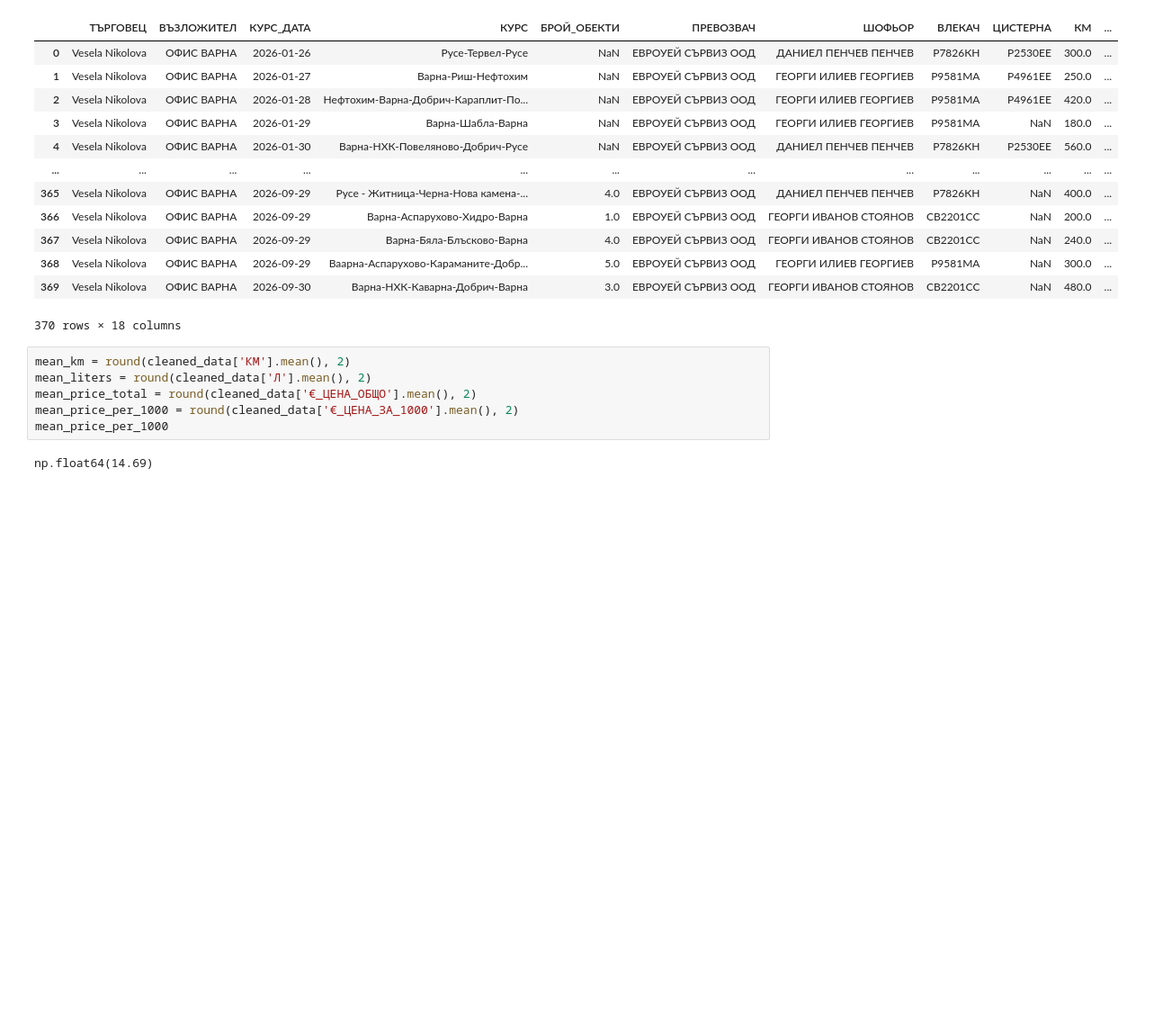
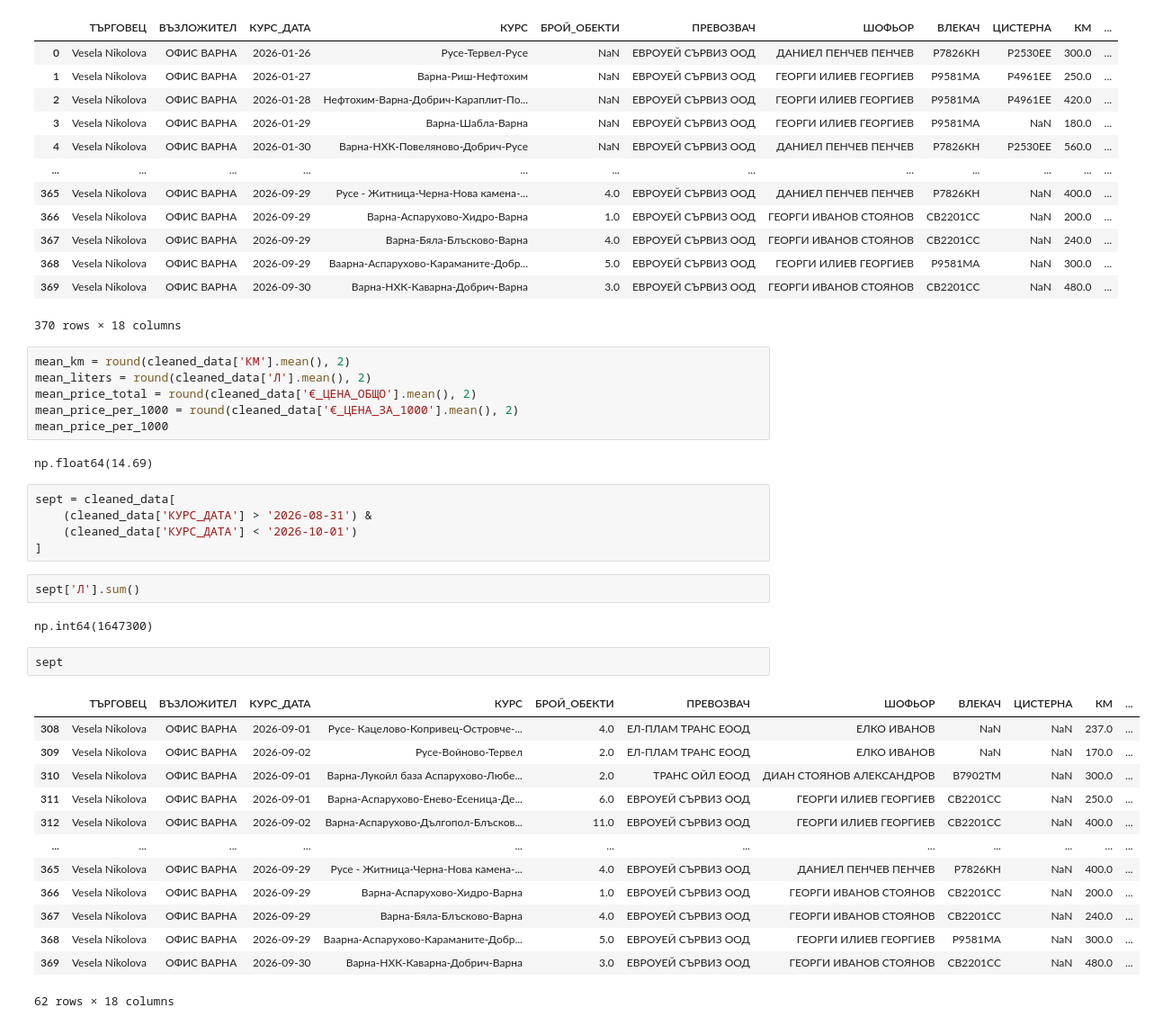
Before and after one commit to plamensve/eko_analysis, a Jupyter notebook: transport/transport_eda.ipynb, the cells around one changed output. Shown at 90% size. Cells and saved outputs as stored; diff of their text form; blank space fills up the shorter version.

```diff
--- a/transport/transport_eda.ipynb
+++ b/transport/transport_eda.ipynb
@@ -92,3 +93,28 @@ mean_price_per_1000 = round(cleaned_data['€_ЦЕНА_ЗА_1000'].mean(), 2)
 mean_price_per_1000
 # %% [output]
 np.float64(14.69)
+# %%
+sept = cleaned_data[
+    (cleaned_data['КУРС_ДАТА'] > '2026-08-31') &
+    (cleaned_data['КУРС_ДАТА'] < '2026-10-01')
+]
+# %%
+sept['Л'].sum()
+# %% [output]
+np.int64(1647300)
+# %%
+sept
+# %% [output]
+|  | ТЪРГОВЕЦ | ВЪЗЛОЖИТЕЛ | КУРС_ДАТА | КУРС | БРОЙ_ОБЕКТИ | ПРЕВОЗВАЧ | ШОФЬОР | ВЛЕКАЧ | ЦИСТЕРНА | КМ | ... |
+| 308 | Vesela Nikolova | ОФИС ВАРНА | 2026-09-01 | Русе- Кацелово-Копривец-Островче-... | 4.0 | ЕЛ-ПЛАМ ТРАНС ЕООД | ЕЛКО ИВАНОВ | NaN | NaN | 237.0 | ... |
+| 309 | Vesela Nikolova | ОФИС ВАРНА | 2026-09-02 | Русе-Войново-Тервел | 2.0 | ЕЛ-ПЛАМ ТРАНС ЕООД | ЕЛКО ИВАНОВ | NaN | NaN | 170.0 | ... |
+| 310 | Vesela Nikolova | ОФИС ВАРНА | 2026-09-01 | Варна-Лукойл база Аспарухово-Любе... | 2.0 | ТРАНС ОЙЛ ЕООД | ДИАН СТОЯНОВ АЛЕКСАНДРОВ | B7902TM | NaN | 300.0 | ... |
+| 311 | Vesela Nikolova | ОФИС ВАРНА | 2026-09-01 | Варна-Аспарухово-Енево-Есеница-Де... | 6.0 | ЕВРОУЕЙ СЪРВИЗ ООД | ГЕОРГИ ИЛИЕВ ГЕОРГИЕВ | CB2201CC | NaN | 250.0 | ... |
+| 312 | Vesela Nikolova | ОФИС ВАРНА | 2026-09-02 | Варна-Аспарухово-Дългопол-Блъсков... | 11.0 | ЕВРОУЕЙ СЪРВИЗ ООД | ГЕОРГИ ИЛИЕВ ГЕОРГИЕВ | CB2201CC | NaN | 400.0 | ... |
+| ... | ... | ... | ... | ... | ... | ... | ... | ... | ... | ... | ... |
+| 365 | Vesela Nikolova | ОФИС ВАРНА | 2026-09-29 | Русе - Житница-Черна-Нова камена-... | 4.0 | ЕВРОУЕЙ СЪРВИЗ ООД | ДАНИЕЛ ПЕНЧЕВ ПЕНЧЕВ | Р7826КН | NaN | 400.0 | ... |
+| 366 | Vesela Nikolova | ОФИС ВАРНА | 2026-09-29 | Варна-Аспарухово-Хидро-Варна | 1.0 | ЕВРОУЕЙ СЪРВИЗ ООД | ГЕОРГИ ИВАНОВ СТОЯНОВ | CB2201CC | NaN | 200.0 | ... |
+| 367 | Vesela Nikolova | ОФИС ВАРНА | 2026-09-29 | Варна-Бяла-Блъсково-Варна | 4.0 | ЕВРОУЕЙ СЪРВИЗ ООД | ГЕОРГИ ИВАНОВ СТОЯНОВ | CB2201CC | NaN | 240.0 | ... |
+| 368 | Vesela Nikolova | ОФИС ВАРНА | 2026-09-29 | Ваарна-Аспарухово-Караманите-Добр... | 5.0 | ЕВРОУЕЙ СЪРВИЗ ООД | ГЕОРГИ ИЛИЕВ ГЕОРГИЕВ | Р9581МА | NaN | 300.0 | ... |
+| 369 | Vesela Nikolova | ОФИС ВАРНА | 2026-09-30 | Варна-НХК-Каварна-Добрич-Варна | 3.0 | ЕВРОУЕЙ СЪРВИЗ ООД | ГЕОРГИ ИВАНОВ СТОЯНОВ | CB2201CC | NaN | 480.0 | ... |
+62 rows × 18 columns
```
Also changed, not shown: parts of 1 cell of this notebook.
